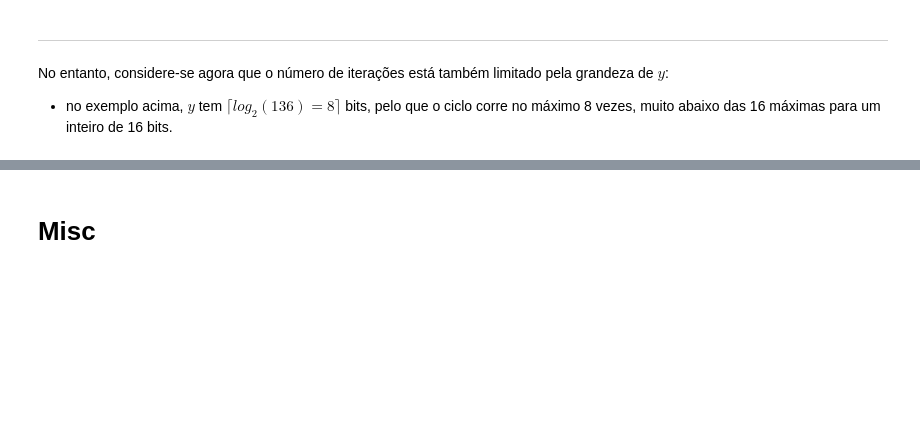
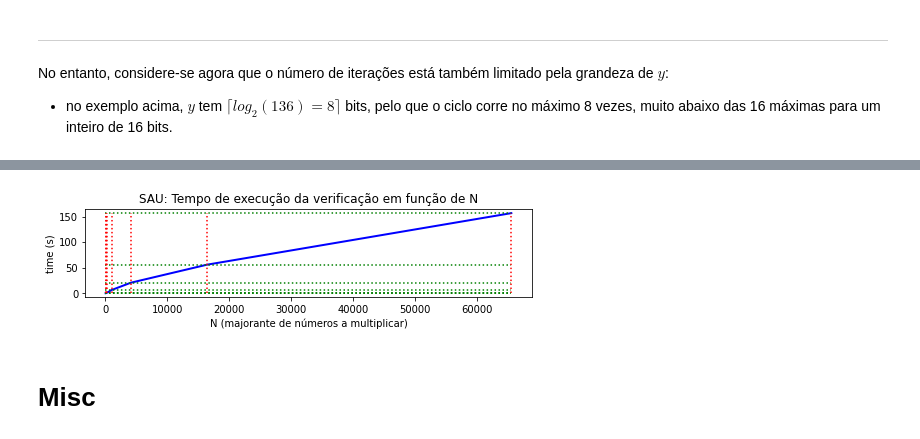
Before and after one commit to rockbmb/logica-computacional-20-21, a Jupyter notebook: T4/Pergunta1.ipynb, the cells around one changed output, grey strips where cells are left out. Cells and saved outputs as stored; diff of their text form; code cells hidden in the pictures; blank space fills up the shorter version.

```diff
--- a/T4/Pergunta1.ipynb
+++ b/T4/Pergunta1.ipynb
@@ -945,0 +964,38 @@ sucesso na tentativa 16
+# %%
+def setup(N):
+    return f'''from __main__ import function_SAU; N = {N}'''
+
+# Medidor de tempos. Corre o comando 2 vezes para o mesmo grafo, e fá-lo
+# para 2 grafos diferentes.
+# Pode-se escolher qual o método de geração de grafos.
+def time_helper(N):
+    return np.mean(
+        [timeit.Timer('function_SAU(N)', setup(N)).timeit(3) for _ in range(1, 2)]
+    )
+
+def measure():
+    time_dict = dict()
+    values_of_n = [2**i -1 for i in range(4, 18, 2)]
+    for n in values_of_n:
+        time_dict[n] = time_helper(n)
+    return time_dict
+
+def draw(plot_color, measures_dict):
+    fig = plt.figure(figsize=(8, 4))
+    fig.subplots_adjust(top=0.8)
+    ax1 = fig.add_subplot(211)
+    ax1.set_ylabel('time (s)')
+    ax1.set_xlabel('N (majorante de números a multiplicar)')
+    ax1.set_title('SAU: Tempo de execução da verificação em função de N')
+    ax1.locator_params(axis='x', integer=True)
+
+    from math import ceil, floor
+    ax1.plot(measures_dict.keys(), measures_dict.values(), lw=2, color=plot_color)
+    plt.hlines(measures_dict.values(), 0, floor(max(measures_dict.keys())), colors='g', linestyles='dotted')
+    plt.vlines(measures_dict.keys(), 0, ceil(max(measures_dict.values())), colors='r', linestyles='dotted')
+    #for (x, y) in zip(measures_dict.keys(), measures_dict.values()):
+
+
+    plt.show()
+# %%
+times = measure()
@@ -946,3 +1020,7 @@ sucesso na tentativa 16
+# %%
+draw('b', times)
+# %% [output]
+[figure, added]
 # %% [markdown]
 # Misc
 # %%
```
Also changed, not shown: parts of 5 cells of this notebook.
